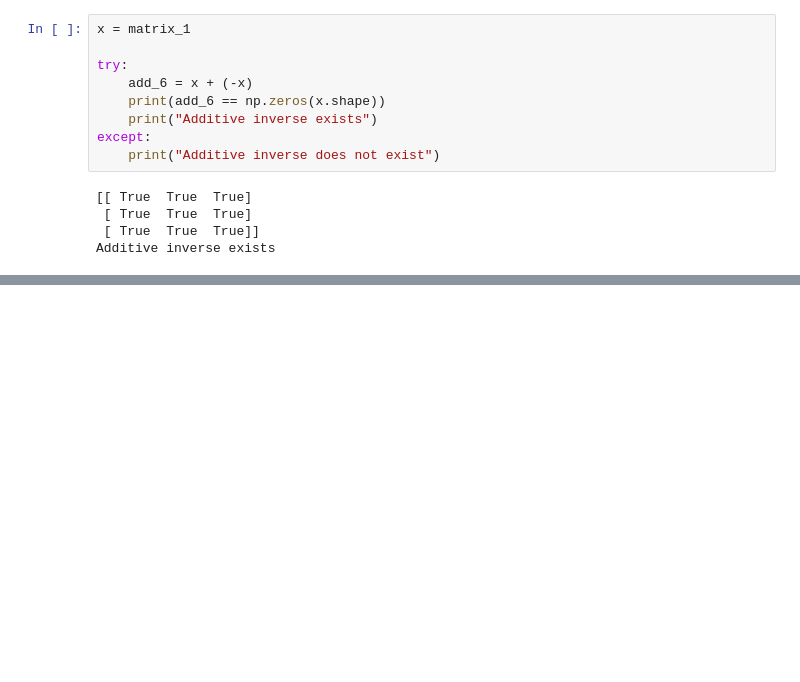
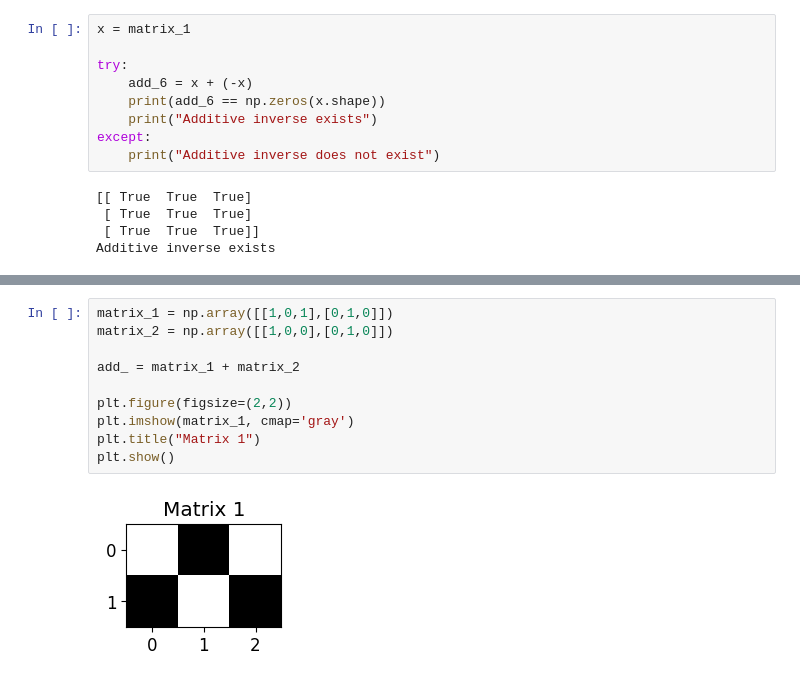
Before and after one commit to Nyctophilic-nikes/Linear-Algebra-with-Python, a Jupyter notebook: Main.ipynb, the cells around one changed output, grey strips where cells are left out. Saved outputs shown, nothing was run; the diff lists cells and outputs as text; blank space fills up the shorter version.

```diff
--- a/Main.ipynb
+++ b/Main.ipynb
@@ -137,0 +208,12 @@ Additive inverse exists
+# %%
+matrix_1 = np.array([[1,0,1],[0,1,0]])
+matrix_2 = np.array([[1,0,0],[0,1,0]])
+
+add_ = matrix_1 + matrix_2
+
+plt.figure(figsize=(2,2))
+plt.imshow(matrix_1, cmap='gray')
+plt.title("Matrix 1")
+plt.show()
+# %% [output]
+[figure, added]
```
Also changed, not shown: parts of 10 cells of this notebook, 32 other files.
